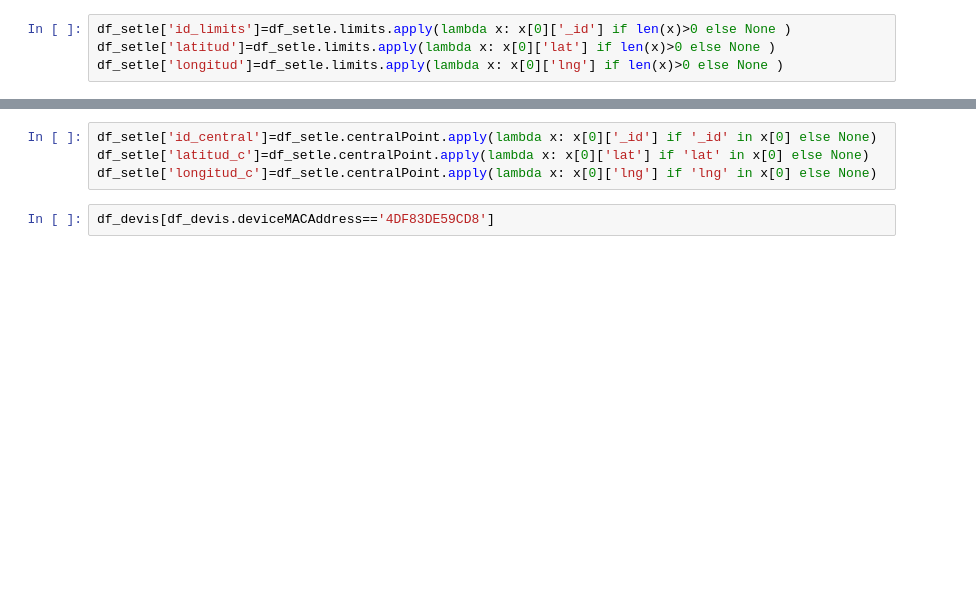
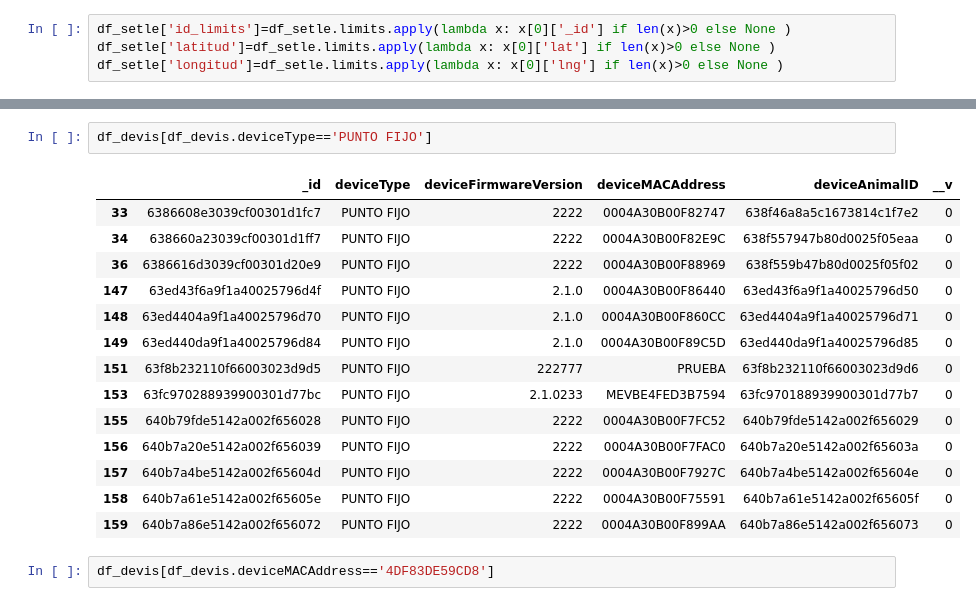
Before and after one commit to Arii95/PF_Henry, a Jupyter notebook: datos_simples_basto.ipynb, the cells around one changed output, grey strips where cells are left out. Saved outputs shown, nothing was run; the diff lists cells and outputs as text; blank space fills up the shorter version.

```diff
--- a/datos_simples_basto.ipynb
+++ b/datos_simples_basto.ipynb
@@ -60,10 +67,23 @@ df_devis[df_devis.deviceType=='COLLAR']
 | 569 | 64236c77cf291b10b4ea5575 | COLLAR | 2200 | 0004A30B00F862AF | 642367fd0dac550030136043 | 0 |
 | 570 | 64236c77cf291b10b4ea557a | COLLAR | 2200 | 0004A30B00F82EB9 | 642367fd0dac550030136047 | 0 |
 | 571 | 64236c77cf291b10b4ea557c | COLLAR | 2200 | 0004A30B00F842C1 | 642367fd0dac550030136045 | 0 |
-# %%
-df_setle['id_central']=df_setle.centralPoint.apply(lambda x: x[0]['_id'] if '_id' in x[0] else None)
-df_setle['latitud_c']=df_setle.centralPoint.apply(lambda x: x[0]['lat'] if 'lat' in x[0] else None)
-df_setle['longitud_c']=df_setle.centralPoint.apply(lambda x: x[0]['lng'] if 'lng' in x[0] else None)
+# %%
+df_devis[df_devis.deviceType=='PUNTO FIJO']
+# %% [output]
+|  | _id | deviceType | deviceFirmwareVersion | deviceMACAddress | deviceAnimalID | __v |
+| 33 | 6386608e3039cf00301d1fc7 | PUNTO FIJO | 2222 | 0004A30B00F82747 | 638f46a8a5c1673814c1f7e2 | 0 |
+| 34 | 638660a23039cf00301d1ff7 | PUNTO FIJO | 2222 | 0004A30B00F82E9C | 638f557947b80d0025f05eaa | 0 |
+| 36 | 6386616d3039cf00301d20e9 | PUNTO FIJO | 2222 | 0004A30B00F88969 | 638f559b47b80d0025f05f02 | 0 |
+| 147 | 63ed43f6a9f1a40025796d4f | PUNTO FIJO | 2.1.0 | 0004A30B00F86440 | 63ed43f6a9f1a40025796d50 | 0 |
+| 148 | 63ed4404a9f1a40025796d70 | PUNTO FIJO | 2.1.0 | 0004A30B00F860CC | 63ed4404a9f1a40025796d71 | 0 |
+| 149 | 63ed440da9f1a40025796d84 | PUNTO FIJO | 2.1.0 | 0004A30B00F89C5D | 63ed440da9f1a40025796d85 | 0 |
+| 151 | 63f8b232110f66003023d9d5 | PUNTO FIJO | 222777 | PRUEBA | 63f8b232110f66003023d9d6 | 0 |
+| 153 | 63fc970288939900301d77bc | PUNTO FIJO | 2.1.0233 | MEVBE4FED3B7594 | 63fc970188939900301d77b7 | 0 |
+| 155 | 640b79fde5142a002f656028 | PUNTO FIJO | 2222 | 0004A30B00F7FC52 | 640b79fde5142a002f656029 | 0 |
+| 156 | 640b7a20e5142a002f656039 | PUNTO FIJO | 2222 | 0004A30B00F7FAC0 | 640b7a20e5142a002f65603a | 0 |
+| 157 | 640b7a4be5142a002f65604d | PUNTO FIJO | 2222 | 0004A30B00F7927C | 640b7a4be5142a002f65604e | 0 |
+| 158 | 640b7a61e5142a002f65605e | PUNTO FIJO | 2222 | 0004A30B00F75591 | 640b7a61e5142a002f65605f | 0 |
+| 159 | 640b7a86e5142a002f656072 | PUNTO FIJO | 2222 | 0004A30B00F899AA | 640b7a86e5142a002f656073 | 0 |
 # %%
 df_devis[df_devis.deviceMACAddress=='4DF83DE59CD8']
 # %% [output]
```
Also changed, not shown: parts of 14 cells of this notebook, 3 other files.
